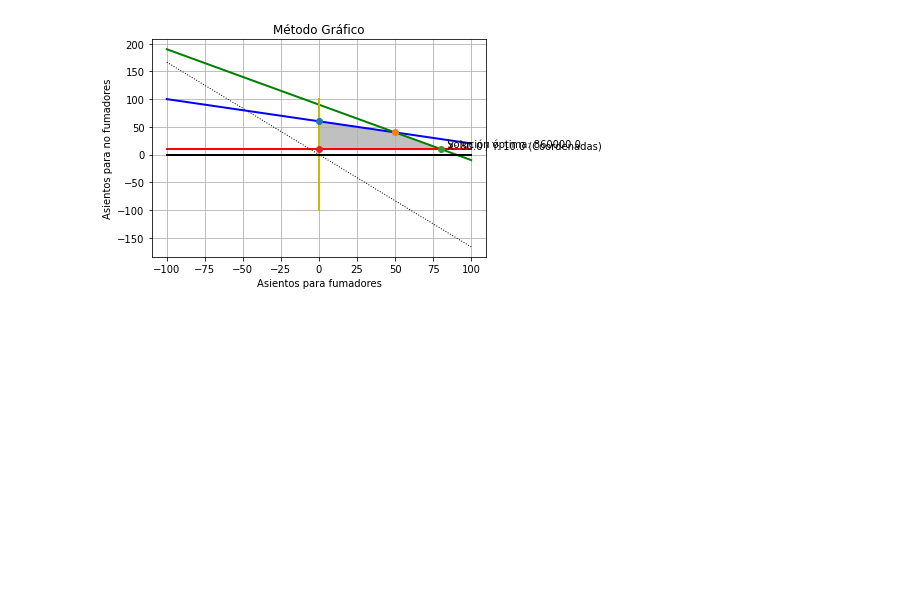
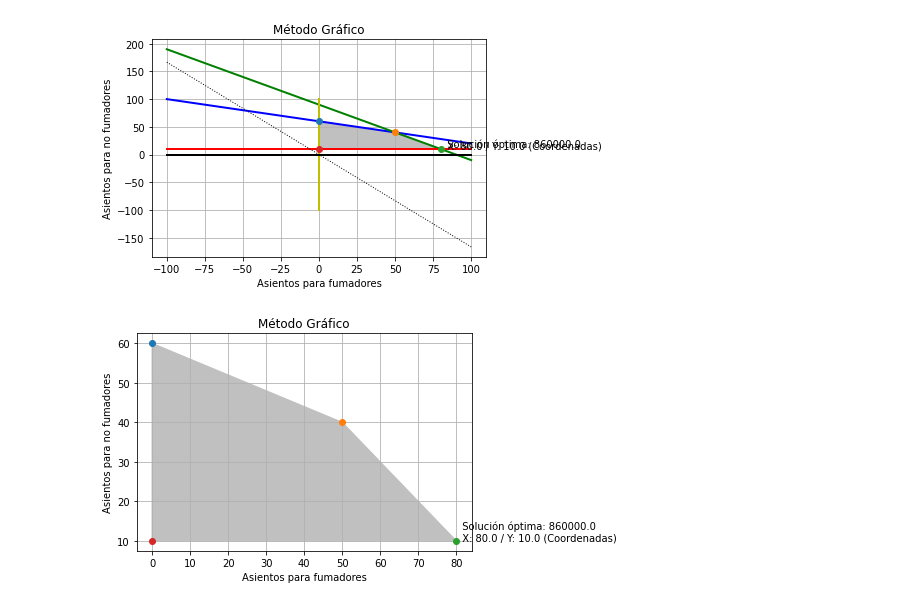
Before and after one commit to Crisel8a/Progrmaci-n-Lineal, a Jupyter notebook: Progrmación_Lineal.ipynb, the cells around one changed output. Saved outputs shown, nothing was run; the diff lists cells and outputs as text; code cells hidden in the pictures; blank space fills up the shorter version.

```diff
--- a/Progrmación_Lineal.ipynb
+++ b/Progrmación_Lineal.ipynb
@@ -240,3 +183,36 @@ Solución óptima: 860000.0 pesos
 Cantidad de asientos a reservar para fumadores: 80.0
 Cantidad de asientos a reservar para no fumadores: 10.0
 [figure]
+# %%
+#Generando las intersecciones (vértices)
+primera_interseccion = cuarta_linea.intersection(primera_linea)
+segunda_interseccion = primera_linea.intersection(segunda_linea)
+tercera_interseccion = segunda_linea.intersection(tercera_linea)
+cuarta_interseccion = tercera_linea.intersection(cuarta_linea)
+
+#Graficando los vértices
+plt.plot(*primera_interseccion.xy, 'o')
+plt.plot(*segunda_interseccion.xy, 'o')
+plt.plot(*tercera_interseccion.xy, 'o')
+plt.plot(*cuarta_interseccion.xy, 'o')
+
+#Configuraciones adicionales del gráfico
+plt.grid()
+plt.xlabel('Asientos para fumadores')
+plt.ylabel('Asientos para no fumadores')
+plt.title('Método Gráfico')
+
+#Ordenando las coordenadas de los vértices (Las coordenadas x en m y las coordenadas y en n)
+m = [xi1, xi2, xi3, xi4]
+n = [yi1, yi2, yi3, yi4]
+
+#Graficando el polígono solución a partir de las coordenadas de los vértices (importante el orden según las manecillas)
+plt.fill(m, n, color='silver')
+
+#Generando las anotaciones de las coordenadas y solución óptima en el gráfico
+plt.annotate('  X: {0} / Y: {1} (Coordenadas)'.format(XMAX, YMAX), (XMAX, YMAX))
+plt.annotate('  Solución óptima: {}'.format(ZMAX), (XMAX, YMAX+3))
+
+plt.show()
+# %% [output]
+[figure, added]
```
Also changed, not shown: parts of 9 cells of this notebook.
